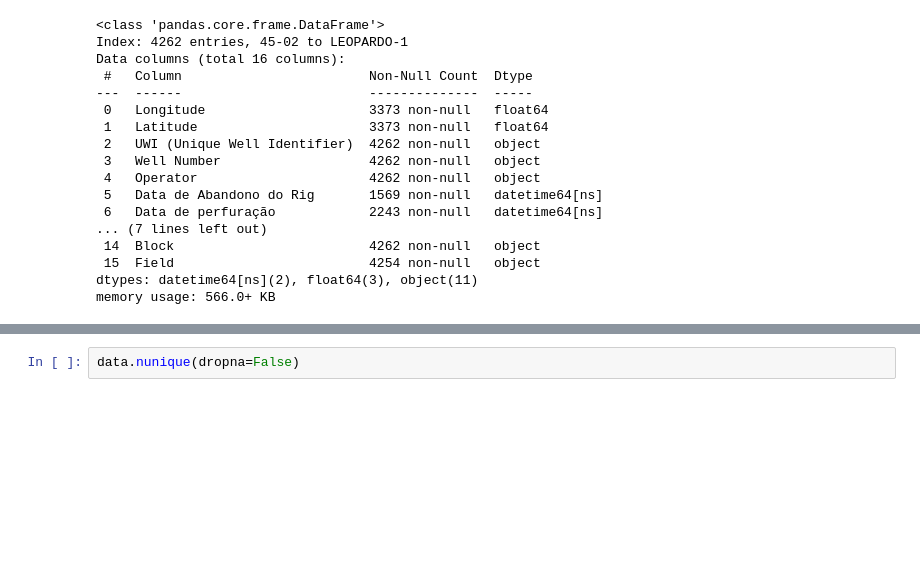
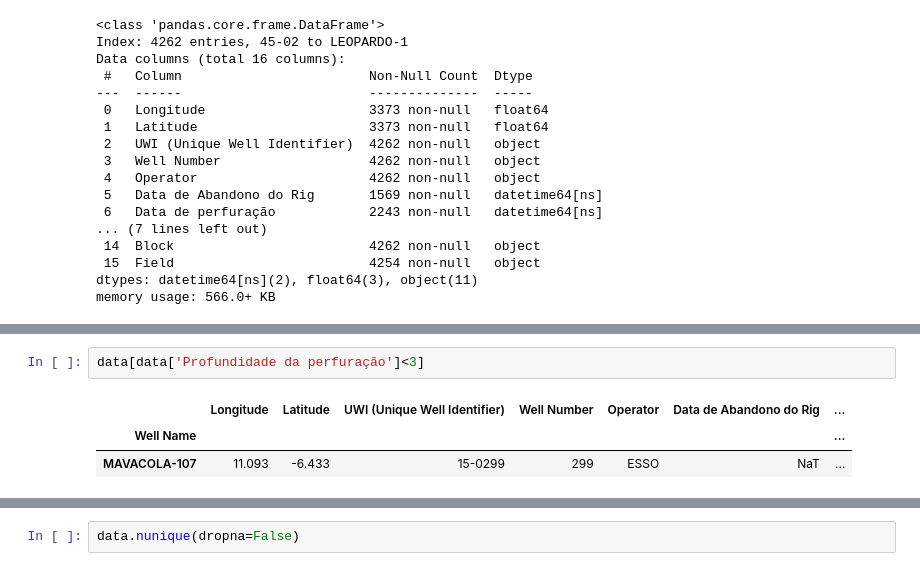
Before and after one commit to RoberVega/EDIT_Course, a Jupyter notebook: Exercise/Soluçao.ipynb, the cells around one changed output, grey strips where cells are left out. Saved outputs shown, nothing was run; the diff lists cells and outputs as text; blank space fills up the shorter version.

```diff
--- a/Exercise/Soluçao.ipynb
+++ b/Exercise/Soluçao.ipynb
@@ -59,3 +71,9 @@ memory usage: 566.0+ KB
+# %%
+data[data['Profundidade da perfuração']<3]
+# %% [output]
+|  | Longitude | Latitude | UWI (Unique Well Identifier) | Well Number | Operator | Data de Abandono do Rig | ... |
+| Well Name |  |  |  |  |  |  | ... |
+| MAVACOLA-107 | 11.093 | -6.433 | 15-0299 | 299 | ESSO | NaT | ... |
 # %%
 data.sort_index(ascending=True)
 # %% [output]
```
Also changed, not shown: parts of 9 cells of this notebook, 1 other file.
